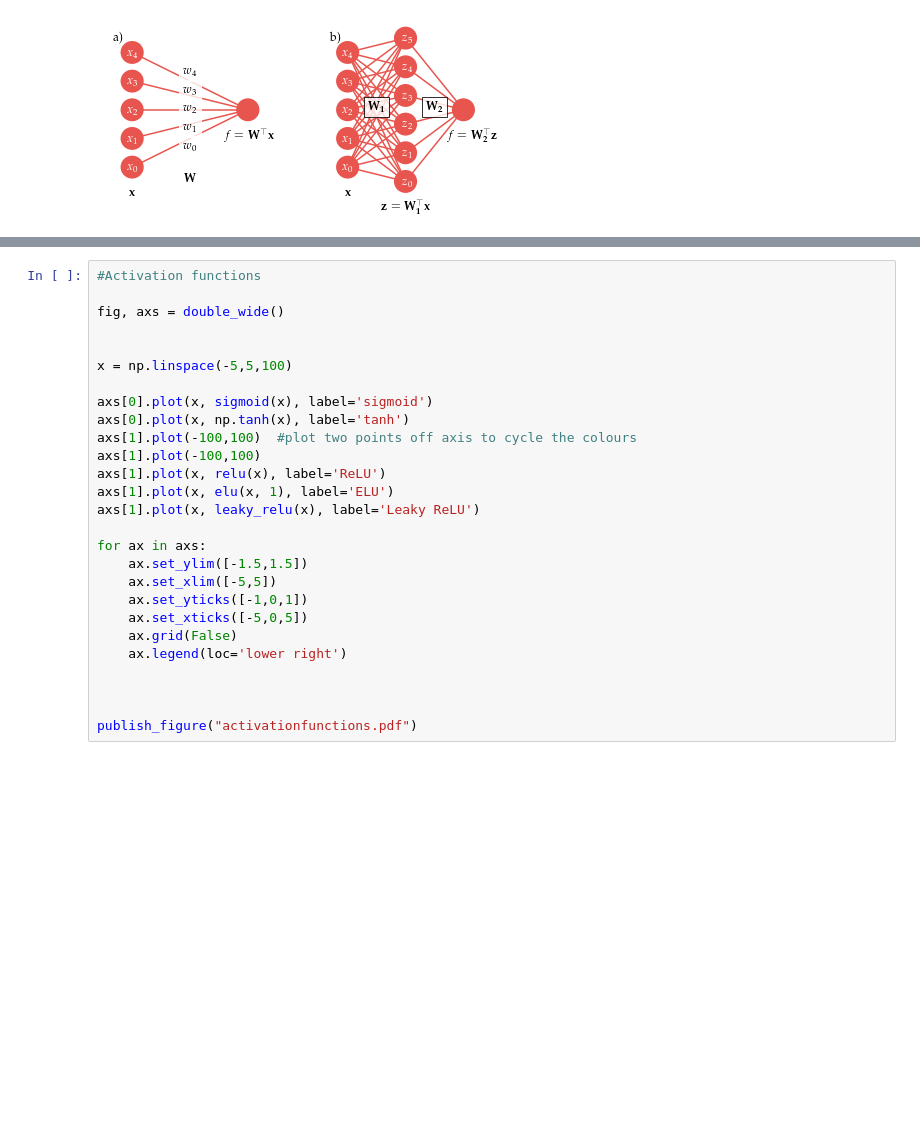
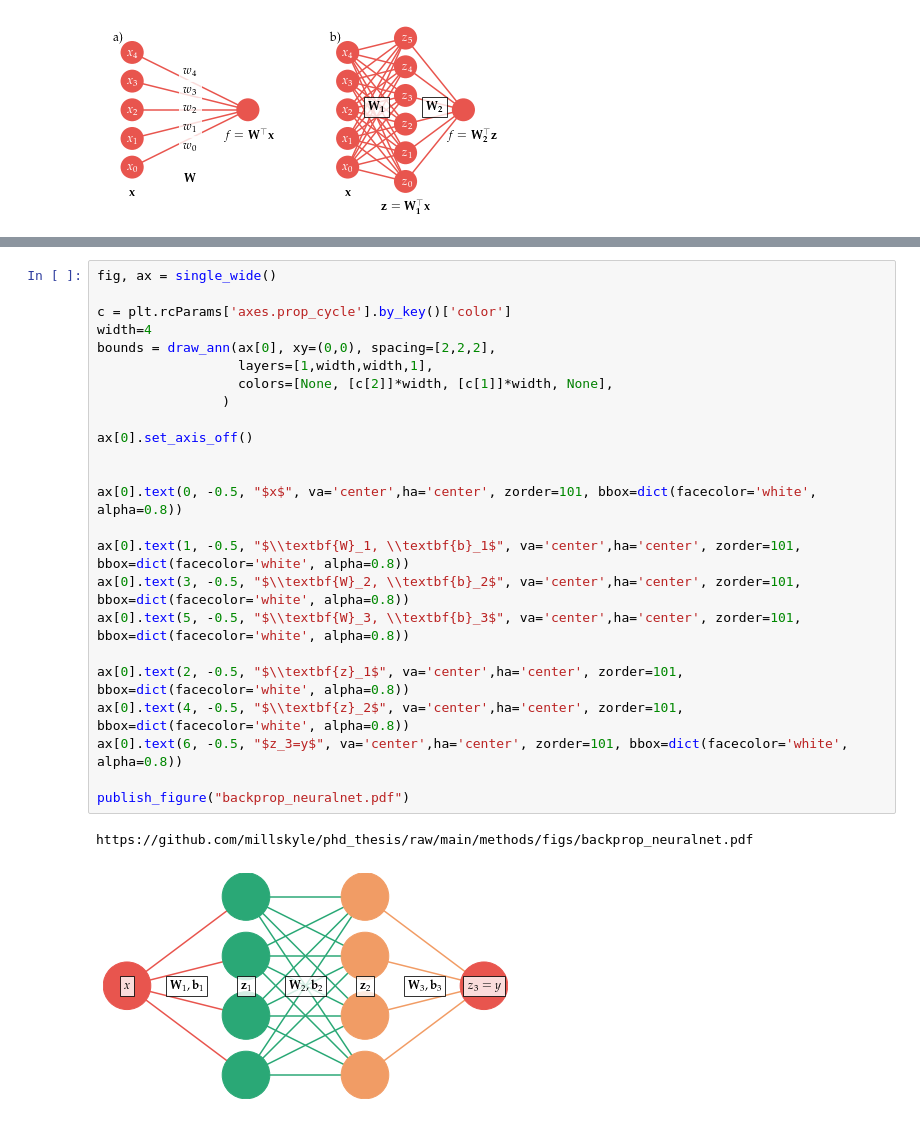
Before and after one commit to millskyle/phd_thesis, a Jupyter notebook: methods/methods_figures.ipynb, the cells around one changed output, grey strips where cells are left out. Saved outputs shown, nothing was run; the diff lists cells and outputs as text; blank space fills up the shorter version.

```diff
--- a/methods/methods_figures.ipynb
+++ b/methods/methods_figures.ipynb
@@ -525,27 +363,27 @@ for i in range(4):
-# %%
-#Activation functions
-
-fig, axs = double_wide()
-
-
-x = np.linspace(-5,5,100)
-
-axs[0].plot(x, sigmoid(x), label='sigmoid')
-axs[0].plot(x, np.tanh(x), label='tanh')
-axs[1].plot(-100,100)  #plot two points off axis to cycle the colours
-axs[1].plot(-100,100)
-axs[1].plot(x, relu(x), label='ReLU')
-axs[1].plot(x, elu(x, 1), label='ELU')
-axs[1].plot(x, leaky_relu(x), label='Leaky ReLU')
-
-for ax in axs:
-    ax.set_ylim([-1.5,1.5])
-    ax.set_xlim([-5,5])
-    ax.set_yticks([-1,0,1])
-    ax.set_xticks([-5,0,5])
-    ax.grid(False)
-    ax.legend(loc='lower right')
-
-
-
-publish_figure("activationfunctions.pdf")
+# %%
+fig, ax = single_wide()
+
+c = plt.rcParams['axes.prop_cycle'].by_key()['color']
+width=4
+bounds = draw_ann(ax[0], xy=(0,0), spacing=[2,2,2],
+                  layers=[1,width,width,1],
+                  colors=[None, [c[2]]*width, [c[1]]*width, None],
+                )
+
+ax[0].set_axis_off()
+
+
+ax[0].text(0, -0.5, "$x$", va='center',ha='center', zorder=101, bbox=dict(facecolor='white', alpha=0.8))
+
+ax[0].text(1, -0.5, "$\\textbf{W}_1, \\textbf{b}_1$", va='center',ha='center', zorder=101, bbox=dict(facecolor='white', alpha=0.8))
+ax[0].text(3, -0.5, "$\\textbf{W}_2, \\textbf{b}_2$", va='center',ha='center', zorder=101, bbox=dict(facecolor='white', alpha=0.8))
+ax[0].text(5, -0.5, "$\\textbf{W}_3, \\textbf{b}_3$", va='center',ha='center', zorder=101, bbox=dict(facecolor='white', alpha=0.8))
+
+ax[0].text(2, -0.5, "$\\textbf{z}_1$", va='center',ha='center', zorder=101, bbox=dict(facecolor='white', alpha=0.8))
+ax[0].text(4, -0.5, "$\\textbf{z}_2$", va='center',ha='center', zorder=101, bbox=dict(facecolor='white', alpha=0.8))
+ax[0].text(6, -0.5, "$z_3=y$", va='center',ha='center', zorder=101, bbox=dict(facecolor='white', alpha=0.8))
+
+publish_figure("backprop_neuralnet.pdf")
+# %% [output]
+https://github.com/millskyle/phd_thesis/raw/main/methods/figs/backprop_neuralnet.pdf
+[figure, added]
```
Also changed, not shown: parts of 18 cells of this notebook, 1 other file.
